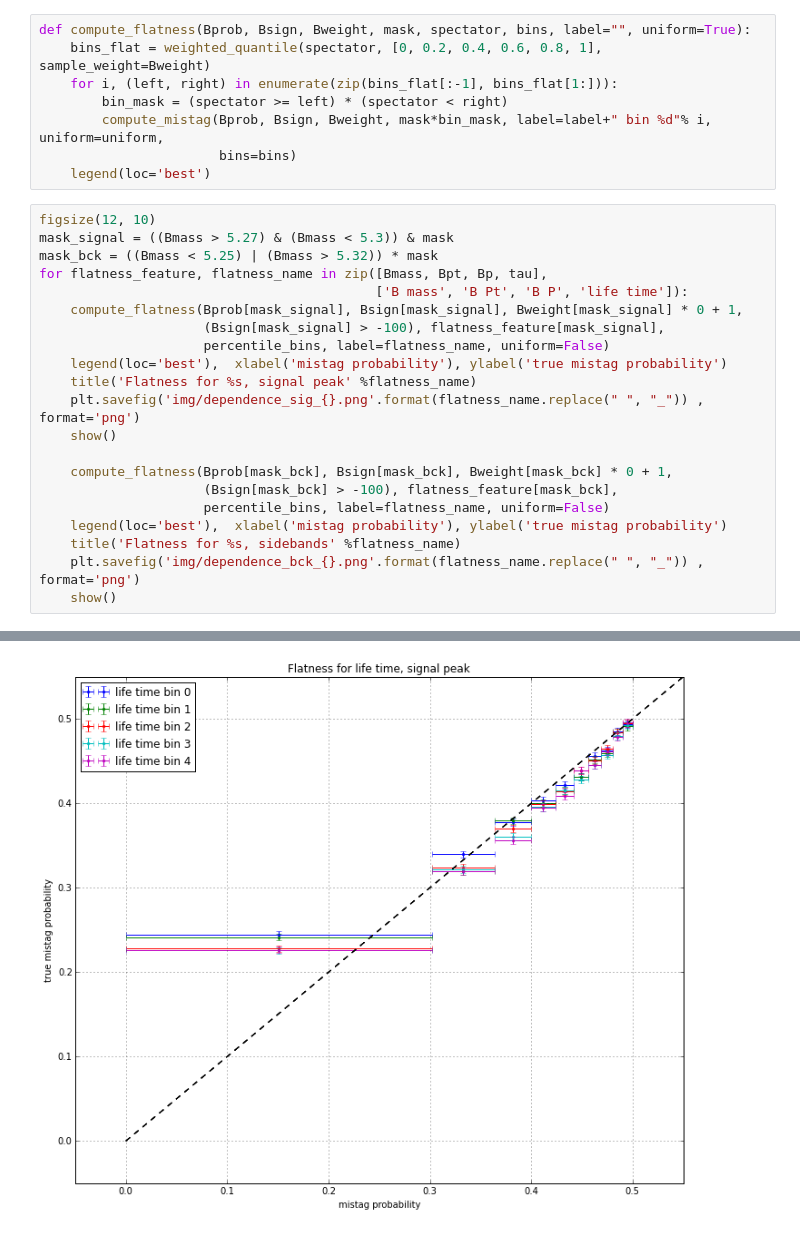
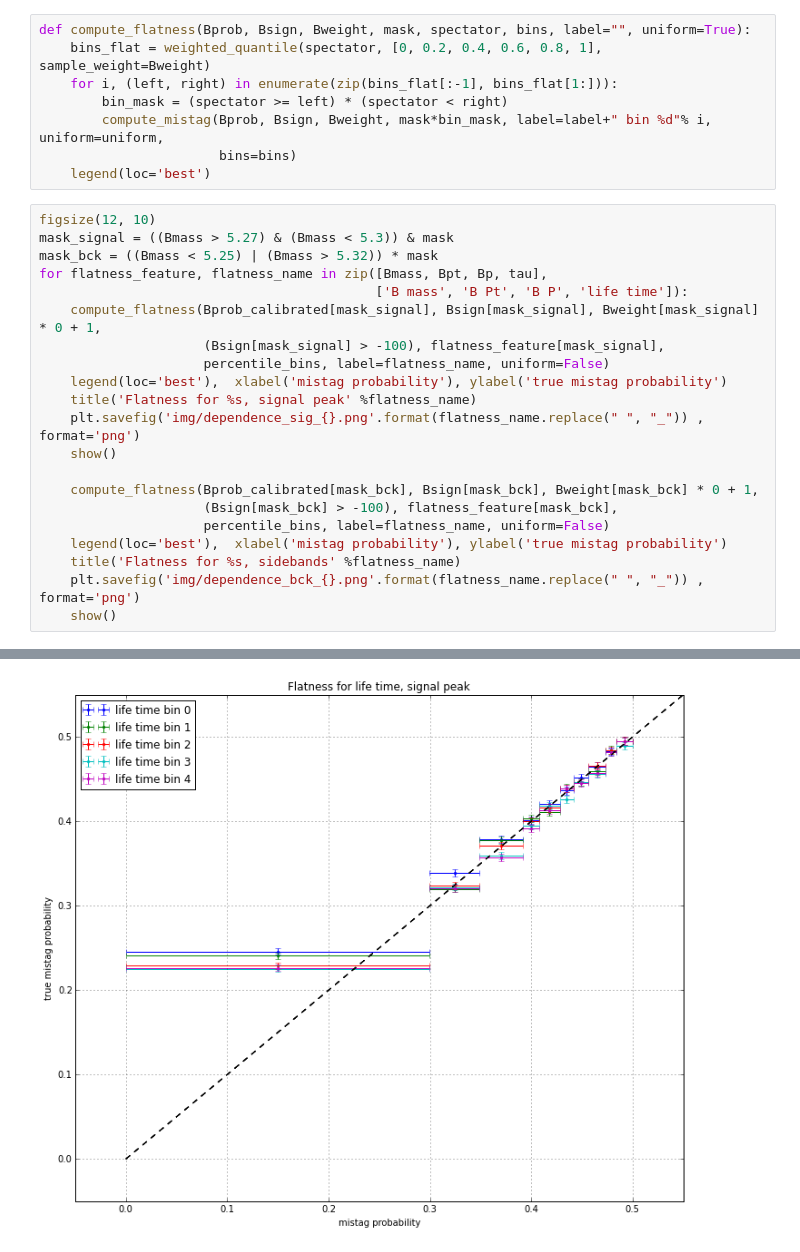
Before and after one commit to tlikhomanenko/tagging_LHCb, a Jupyter notebook: combined-tagging-PID-less.ipynb, the cells around one changed output, grey strips where cells are left out. Cells and saved outputs as stored; diff of their text form.

```diff
--- a/combined-tagging-PID-less.ipynb
+++ b/combined-tagging-PID-less.ipynb
@@ -322,7 +322,7 @@ mask_signal = ((Bmass > 5.27) & (Bmass < 5.3)) & mask
 mask_bck = ((Bmass < 5.25) | (Bmass > 5.32)) * mask
 for flatness_feature, flatness_name in zip([Bmass, Bpt, Bp, tau],
                                            ['B mass', 'B Pt', 'B P', 'life time']):
-    compute_flatness(Bprob[mask_signal], Bsign[mask_signal], Bweight[mask_signal] * 0 + 1,
+    compute_flatness(Bprob_calibrated[mask_signal], Bsign[mask_signal], Bweight[mask_signal] * 0 + 1,
                      (Bsign[mask_signal] > -100), flatness_feature[mask_signal],
                      percentile_bins, label=flatness_name, uniform=False)
     legend(loc='best'),  xlabel('mistag probability'), ylabel('true mistag probability')
@@ -330,7 +330,7 @@ for flatness_feature, flatness_name in zip([Bmass, Bpt, Bp, tau],
     plt.savefig('img/dependence_sig_{}.png'.format(flatness_name.replace(" ", "_")) , format='png')
     show()
 
-    compute_flatness(Bprob[mask_bck], Bsign[mask_bck], Bweight[mask_bck] * 0 + 1,
+    compute_flatness(Bprob_calibrated[mask_bck], Bsign[mask_bck], Bweight[mask_bck] * 0 + 1,
                      (Bsign[mask_bck] > -100), flatness_feature[mask_bck],
                      percentile_bins, label=flatness_name, uniform=False)
     legend(loc='best'),  xlabel('mistag probability'), ylabel('true mistag probability')
@@ -347 +347 @@ for flatness_feature, flatness_name in zip([Bmass, Bpt, Bp, tau],
-[figure, old version]
+[figure, new version]
```
Also changed, not shown: parts of 2 cells of this notebook, 16 other files.
